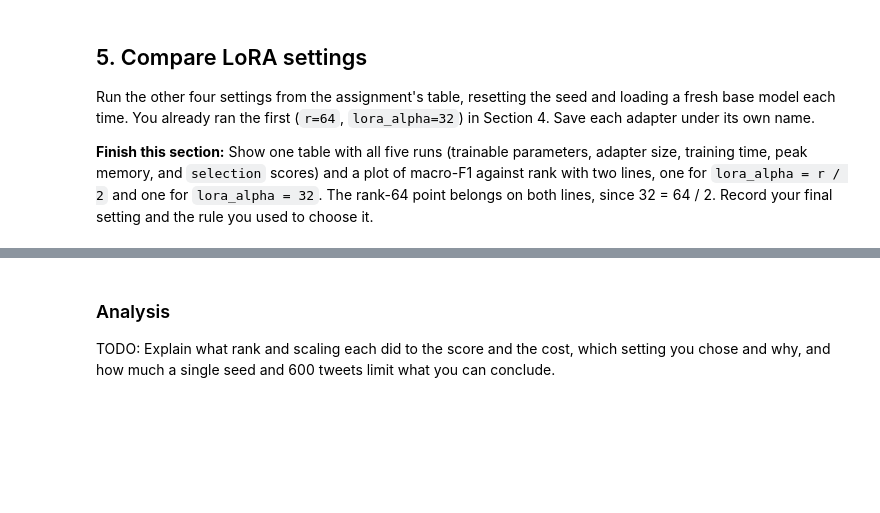
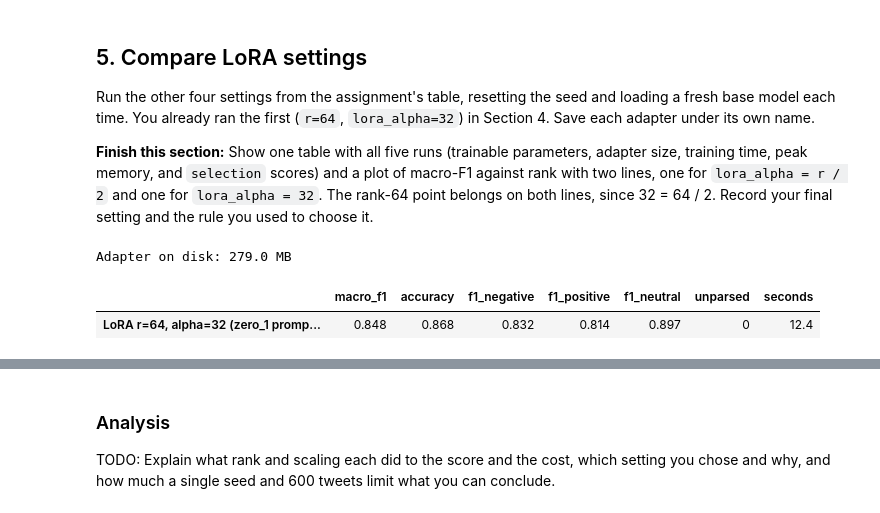
Before and after one commit to swstevens/ics635-assignment2, a Jupyter notebook: hw2.ipynb, the cells around one changed output, grey strips where cells are left out. Saved outputs shown, nothing was run; the diff lists cells and outputs as text; code cells hidden in the pictures; blank space fills up the shorter version.

Commit message:
Sections 3-6: prompt, LoRA and test results; save state for Section 7
Co-Authored-By: Claude Opus 5.5 <noreply@anthropic.com>

```diff
--- a/hw2.ipynb
+++ b/hw2.ipynb
@@ -589,26 +611,34 @@ Run the other four settings from the assignment's table, resetting the seed and
 # %%
 from peft import AutoPeftModelForCausalLM
 
 
 def score_adapter(adapter_dir, name):
     """Reload a saved adapter onto a fresh base model, score it on selection, save its outputs, then free it."""
     global model   # generate()/run_prompt() read the global model
+    # Free any model still held (e.g. from the cell above) before loading: two float32 copies won't fit.
+    if "model" in globals():
+        del model
+    free_gpu()
     model = AutoPeftModelForCausalLM.from_pretrained(
         adapter_dir, dtype=torch.bfloat16 if DEV_RUN else torch.float32, device_map="auto")
     model.eval()
     preds, raw, seconds = run_prompt(BEST_ZERO_SHOT, selection["text"])
     pd.DataFrame({"text": selection["text"], "gold": selection_gold, "pred": preds, "raw": raw}) \
         .to_csv(f"selection_{name}.csv", index=False)
     del model
     free_gpu()
     return preds, seconds
 
 
 print(f"Adapter on disk: {lora_stats['adapter_mb']} MB")
 # Load from disk, not the in-memory model, to confirm what was saved is what was trained.
 lora_preds, lora_seconds = score_adapter(ADAPTER_DIR, "lora_r64_a32")
 pd.DataFrame([{**score(lora_preds, selection_gold), "seconds": round(lora_seconds, 1)}],
              index=[f"LoRA r=64, alpha=32 ({BEST_ZERO_SHOT_NAME} prompt), selection"])
+# %% [output]
+Adapter on disk: 279.0 MB
+|  | macro_f1 | accuracy | f1_negative | f1_positive | f1_neutral | unparsed | seconds |
+| LoRA r=64, alpha=32 (zero_1 promp... | 0.848 | 0.868 | 0.832 | 0.814 | 0.897 | 0 | 12.4 |
 # %%
 SETTINGS = [(16, 8), (4, 2), (16, 32), (4, 32)]   # (r, lora_alpha); (64, 32) was run in Section 4
 
```
Also changed, not shown: parts of 15 cells of this notebook, 14 other files.
